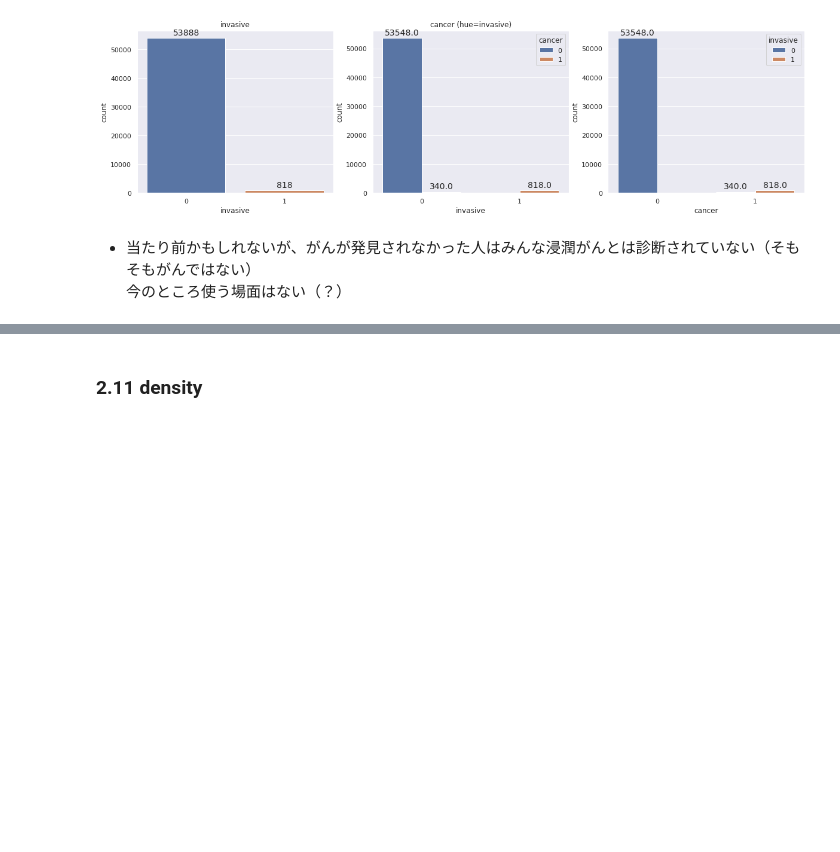
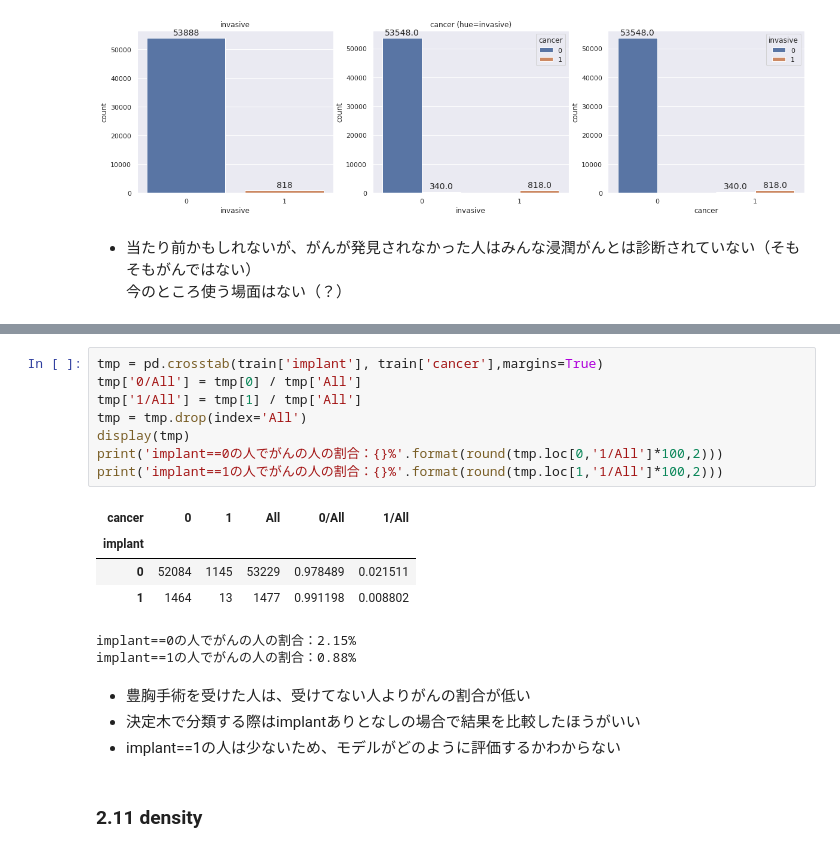
Before and after one commit to sanma-1230/kaggle-competition-rsna, a Jupyter notebook: rsna-eda.ipynb, the cells around one changed output, grey strips where cells are left out. Saved outputs shown, nothing was run; the diff lists cells and outputs as text; blank space fills up the shorter version.

```diff
--- a/rsna-eda.ipynb
+++ b/rsna-eda.ipynb
@@ -602,3 +695,22 @@ plt.show()
+# %%
+tmp = pd.crosstab(train['implant'], train['cancer'],margins=True)
+tmp['0/All'] = tmp[0] / tmp['All']
+tmp['1/All'] = tmp[1] / tmp['All']
+tmp = tmp.drop(index='All')
+display(tmp)
+print('implant==0の人でがんの人の割合：{}%'.format(round(tmp.loc[0,'1/All']*100,2)))
+print('implant==1の人でがんの人の割合：{}%'.format(round(tmp.loc[1,'1/All']*100,2)))
+# %% [output]
+| cancer | 0 | 1 | All | 0/All | 1/All |
+| implant |  |  |  |  |  |
+| 0 | 52084 | 1145 | 53229 | 0.978489 | 0.021511 |
+| 1 | 1464 | 13 | 1477 | 0.991198 | 0.008802 |
+implant==0の人でがんの人の割合：2.15%
+implant==1の人でがんの人の割合：0.88%
+# %% [markdown]
+* 豊胸手術を受けた人は、受けてない人よりがんの割合が低い
+* 決定木で分類する際はimplantありとなしの場合で結果を比較したほうがいい
+* implant==1の人は少ないため、モデルがどのように評価するかわからない
 # %% [markdown]
 ### 2.11 density
 # %% [markdown]
```
Also changed, not shown: parts of 9 cells of this notebook.
